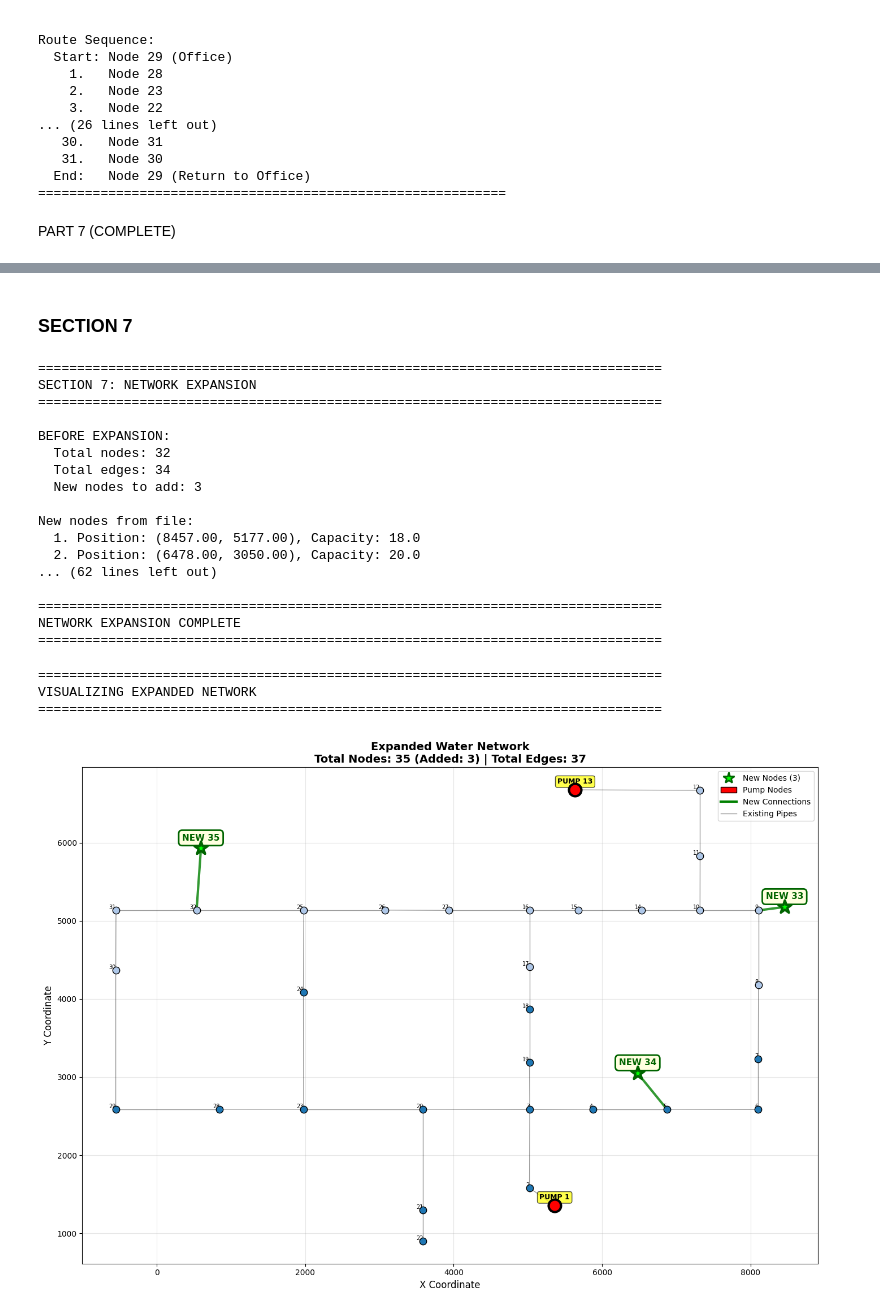
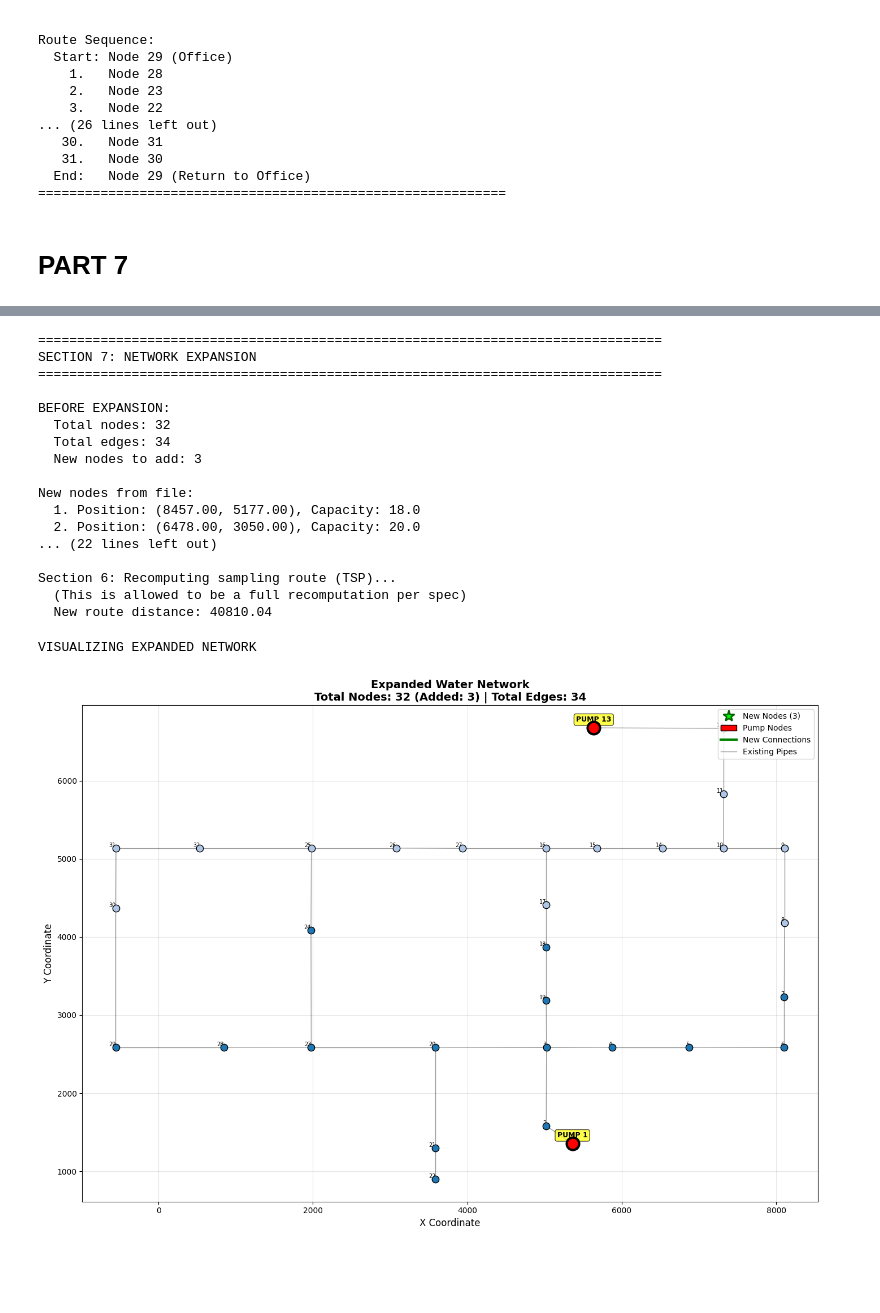
Before and after one commit to SantiQ0905/Waterworks_SP2, a Jupyter notebook: sp2.ipynb, the cells around one changed output, grey strips where cells are left out. Saved outputs shown, nothing was run; the diff lists cells and outputs as text; code cells hidden in the pictures; blank space fills up the shorter version.

```diff
--- a/sp2.ipynb
+++ b/sp2.ipynb
@@ -908,10 +911,8 @@ Route Sequence:
   End:   Node 29 (Return to Office)
 ============================================================
 # %% [markdown]
-PART 7 (COMPLETE)
+# PART 7
 # %% [markdown]
 ![image.png](attachment:image.png)
-# %% [markdown]
-### SECTION 7
 # %%
 def expand_network_add_node(data, result, sinks, x, y, w):
@@ -1007,10 +989,6 @@ def expand_network_add_node(data, result, sinks, x, y, w):
 
     return new_id, nearest_id
 # %%
-# ==========================================
-# SECTION 7: Network Expansion Testing
-# ==========================================
-
 print("="*80)
 print("SECTION 7: NETWORK EXPANSION")
 print("="*80)
@@ -1023,61 +1001,30 @@ print(f"\nNew nodes from file:")
 for i, (x, y, w) in enumerate(data["new_nodes"], 1):
     print(f"  {i}. Position: ({x:.2f}, {y:.2f}), Capacity: {w}")
 
-print("\n" + "="*80)
-print("ADDING NEW NODES...")
-print("="*80)
 
-added_nodes = []
-for i, (x, y, w) in enumerate(data["new_nodes"], 1):
-    print(f"\nAdding node {i}/{len(data['new_nodes'])}:")
-    print(f"  Coordinates: ({x:.2f}, {y:.2f})")
-    print(f"  Pipe capacity: {w}")
-
-    new_id, connected_to = expand_network_add_node(data, result, sinks, x, y, w)
-
-    print(f"  ✓ Created node {new_id}")
-    print(f"  ✓ Connected to node {connected_to}")
-    print(f"  ✓ Assigned to sector {result['labels'][new_id]}")
-    print(f"  ✓ Distance from pump: {result['distances'][new_id]:.2f}")
-
-    added_nodes.append(new_id)
-
-# Show state after expansion
 print("\n" + "="*80)
 print("AFTER EXPANSION:")
 print("="*80)
 print(f"  Total nodes: {len(data['nodes'])}")
 print(f"  Total edges: {len(data['edges'])}")
-print(f"  Added nodes: {added_nodes}")
 
-# Update dependent sections
 print("\n" + "="*80)
 print("UPDATING DEPENDENT SECTIONS...")
 print("="*80)
 
-# Section 4: Water Freshness (update locally)
 print("\nSection 4: Updating water freshness for new nodes...")
 water_freshness_values, sinks = water_freshness(result, decay_rate=0.05)
-for nid in added_nodes:
-    print(f"  Node {nid}: freshness = {water_freshness_values[nid]:.4f}")
 
-# Section 5: Max Flow (recalculate if sinks changed)
 print("\nSection 5: Rechecking max flows...")
 max_flows = ford_fulkerson(data, result, sinks)
 print("Updated max flows:")
 for pump, flow in max_flows.items():
     print(f"  Pump {pump} → Sink {sinks[pump]}: Flow = {flow}")
 
-# Section 6: TSP (full recomputation allowed)
 print("\nSection 6: Recomputing sampling route (TSP)...")
 print("  (This is allowed to be a full recomputation per spec)")
 route, total_distance = sampling(data)
 print(f"  New route distance: {total_distance:.2f}")
-print(f"  Route includes {len(route)-1} nodes (including {len(added_nodes)} new)")
-
-print("\n" + "="*80)
-print("NETWORK EXPANSION COMPLETE")
-print("="*80)
 # %% [output]
 ================================================================================
 SECTION 7: NETWORK EXPANSION
@@ -1091,28 +1038,23 @@ BEFORE EXPANSION:
 New nodes from file:
   1. Position: (8457.00, 5177.00), Capacity: 18.0
   2. Position: (6478.00, 3050.00), Capacity: 20.0
-... (62 lines left out)
+... (22 lines left out)
 
-================================================================================
-NETWORK EXPANSION COMPLETE
-================================================================================
+Section 6: Recomputing sampling route (TSP)...
+  (This is allowed to be a full recomputation per spec)
+  New route distance: 40810.04
 # %%
 def draw_expanded_network(data, result, new_node_ids):
-    """
-    Visualize the expanded network highlighting new nodes and their connections.
-    """
     nodes = data["nodes"]
     edges = data["edges"]
     labels = result["labels"]
 
-    # Color palette
     cmap = plt.get_cmap("tab20")
     sector_ids = list(result["sectors"].keys())
     palette = {sid: cmap(i % 20) for i, sid in enumerate(sector_ids)}
 
     plt.figure(figsize=(14, 10))
 
-    # Draw all edges (highlight new edges)
     new_edges = set()
     for edge in edges:
         u, v = edge[0], edge[1]
@@ -1128,20 +1070,16 @@ def draw_expanded_network(data, result, new_node_ids):
         edge_key = tuple(sorted((u, v)))
 
         if edge_key in new_edges:
-            # New edges in thick green
             plt.plot([x1, x2], [y1, y2], 'g-', linewidth=3,
                     alpha=0.8, zorder=3)
         else:
-            # Existing edges in black
             plt.plot([x1, x2], [y1, y2], 'k-', linewidth=1, alpha=0.4)
 
-    # Draw nodes
     for nid, (x, y, is_pump) in nodes.items():
         sector = labels.get(nid)
         color = palette.get(sector, (0.7, 0.7, 0.7))
 
         if nid in new_node_ids:
-            # New nodes: bright green with star marker
             plt.scatter(x, y, s=300, c='lime', marker='*',
                        edgecolors='darkgreen', linewidths=3, zorder=7)
             plt.text(x, y+100, f'NEW {nid}', fontsize=11, ha='center',
@@ -1149,48 +1087,40 @@ def draw_expanded_network(data, result, new_node_ids):
                     bbox=dict(boxstyle='round,pad=0.4',
                     facecolor='lightyellow', edgecolor='darkgreen', linewidth=2))
         elif is_pump:
-            # Pumps
             plt.scatter(x, y, s=250, c='red', edgecolors='black',
                        linewidths=3, marker='o', zorder=6)
             plt.text(x, y+80, f'PUMP {nid}', fontsize=9, ha='center',
                     fontweight='bold', bbox=dict(boxstyle='round,pad=0.3',
                     facecolor='yellow', alpha=0.7))
         else:
-            # Regular nodes
             plt.scatter(x, y, s=80, c=[color], marker='o',
                        edgecolors='black', linewidths=1, zorder=5)
             plt.text(x, y, str(nid), fontsize=7, ha='right', va='bottom')
 
-    # Legend
     from matplotlib.patches import Patch
     from matplotlib.lines import Line2D
     legend_elements = [
         Line2D([0], [0], marker='*', color='w', markerfacecolor='lime',
                markersize=15, label=f'New Nodes ({len(new_node_ids)})',
                markeredgecolor='darkgreen', markeredgewidth=2),
         Patch(facecolor='red', edgecolor='black', label='Pump Nodes'),
         Line2D([0], [0], color='green', linewidth=3, label='New Connections'),
         Line2D([0], [0], color='black', linewidth=1, alpha=0.4, label='Existing Pipes'),
     ]
 
     plt.legend(handles=legend_elements, loc='upper right', fontsize=10)
     plt.title(f"Expanded Water Network\n" +
              f"Total Nodes: {len(nodes)} (Added: {len(new_node_ids)}) | " +
              f"Total Edges: {len(edges)}",
              fontsize=14, fontweight='bold')
     plt.xlabel("X Coordinate", fontsize=12)
     plt.ylabel("Y Coordinate", fontsize=12)
     plt.grid(True, alpha=0.3)
     plt.tight_layout()
     plt.show()
 
-# Visualize the expanded network
-print("\n" + "="*80)
 print("VISUALIZING EXPANDED NETWORK")
-print("="*80)
-draw_expanded_network(data, result, added_nodes)
+draw_expanded_network(data, result)
 # %% [output]
-================================================================================
 VISUALIZING EXPANDED NETWORK
-================================================================================
-[figure, old version]
+[figure, new version]
```
Also changed, not shown: parts of 1 cell of this notebook.
